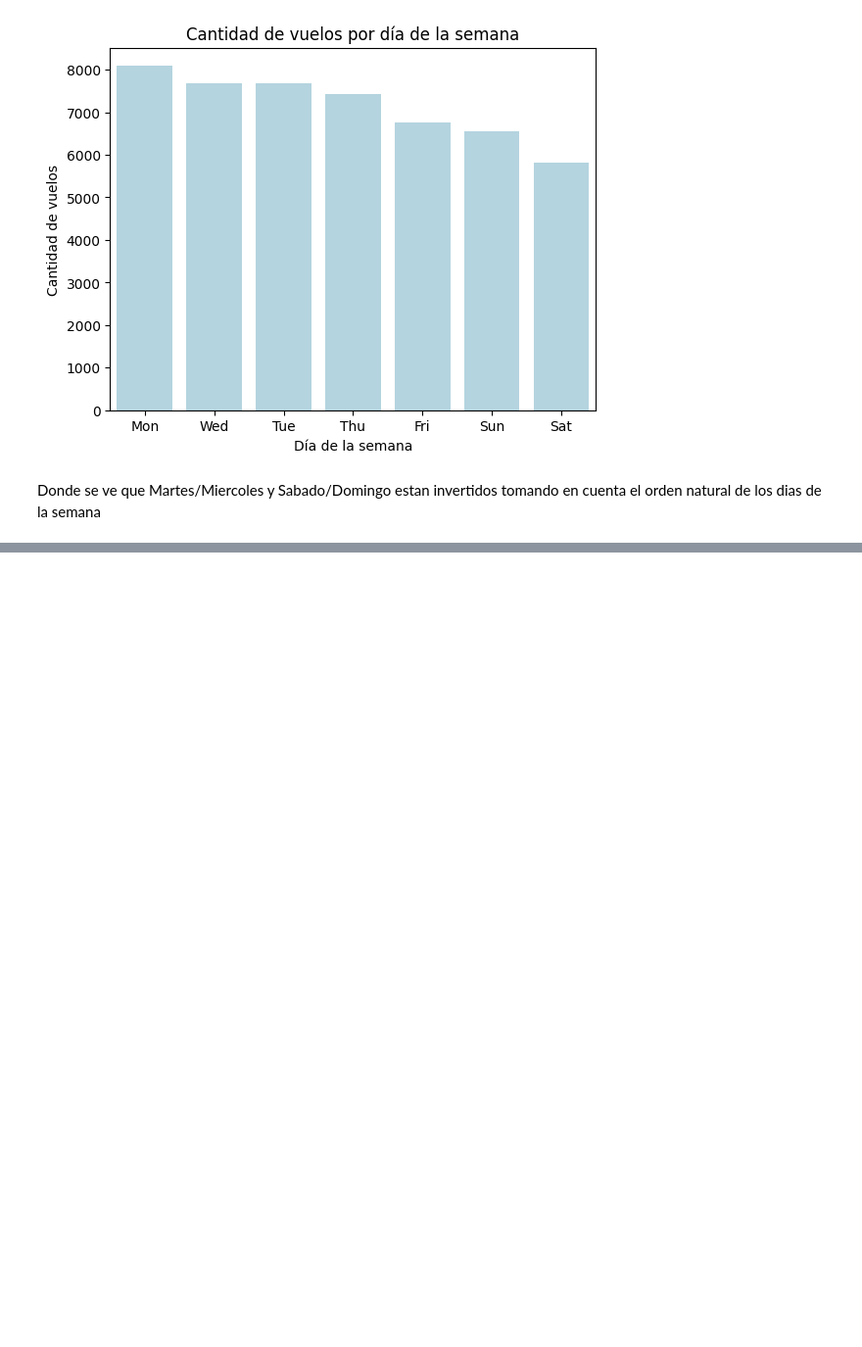
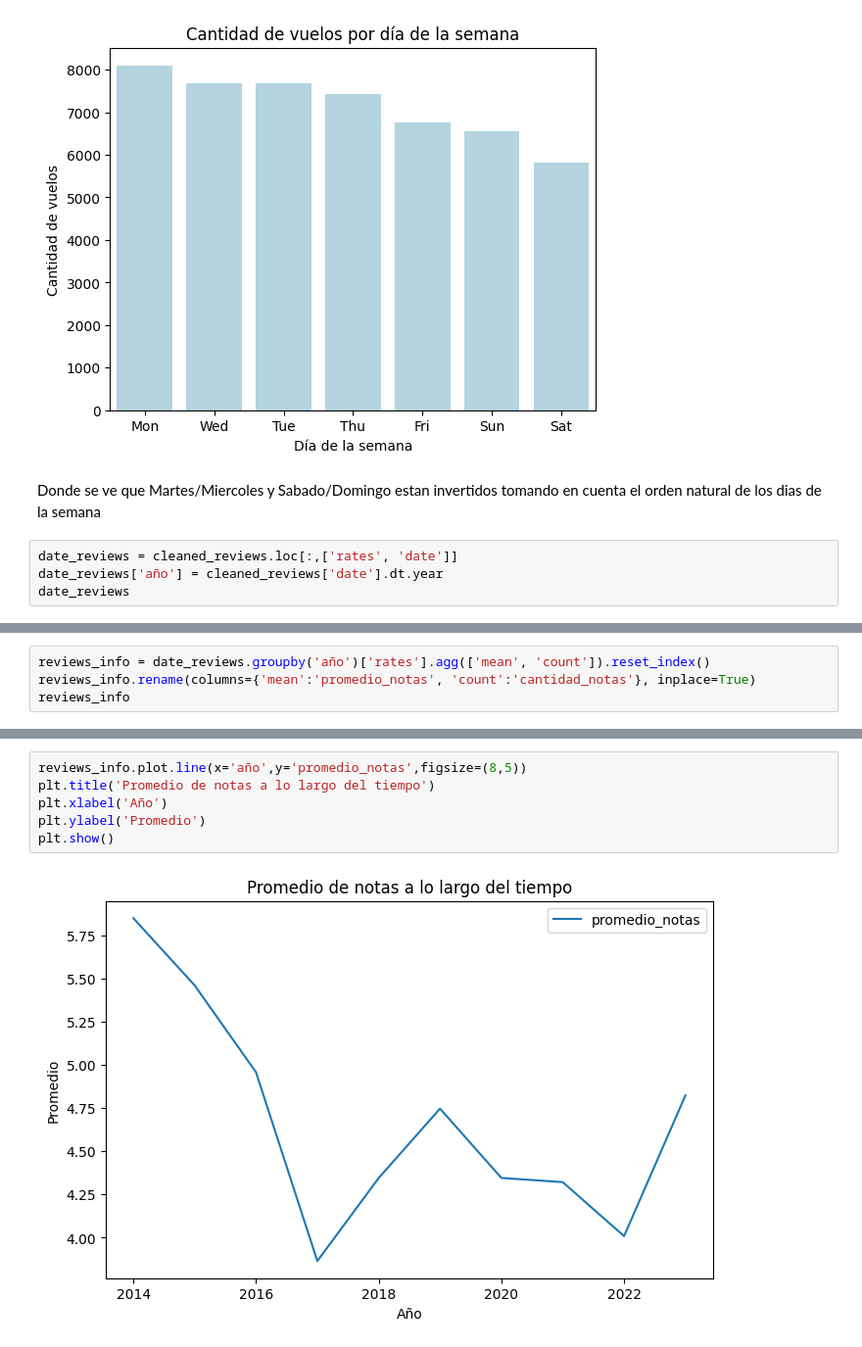
Before and after one commit to agalarza768/TP1-Orga_de_datos, a Jupyter notebook: TP_Orga.ipynb, the cells around one changed output, grey strips where cells are left out. Shown: that part at 98% size. Cells and saved outputs as stored; diff of their text form; blank space fills up the shorter version.

Commit message:
Agrego graficos de promedio y cantidad de reviews a lo largo de los años, y cantidad de pasajeros segun canal de venta

```diff
--- a/TP_Orga.ipynb
+++ b/TP_Orga.ipynb
@@ -229,3 +231,7 @@ plt.show()
 [figure]
 # %% [markdown]
 Donde se ve que Martes/Miercoles y Sabado/Domingo estan invertidos tomando en cuenta el orden natural de los dias de la semana
+# %%
+date_reviews = cleaned_reviews.loc[:,['rates', 'date']]
+date_reviews['año'] = cleaned_reviews['date'].dt.year
+date_reviews
@@ -231,0 +254,4 @@ Donde se ve que Martes/Miercoles y Sabado/Domingo estan invertidos tomando en cu
+# %%
+reviews_info = date_reviews.groupby('año')['rates'].agg(['mean', 'count']).reset_index()
+reviews_info.rename(columns={'mean':'promedio_notas', 'count':'cantidad_notas'}, inplace=True)
+reviews_info
@@ -231,0 +270,8 @@ Donde se ve que Martes/Miercoles y Sabado/Domingo estan invertidos tomando en cu
+# %%
+reviews_info.plot.line(x='año',y='promedio_notas',figsize=(8,5))
+plt.title('Promedio de notas a lo largo del tiempo')
+plt.xlabel('Año')
+plt.ylabel('Promedio')
+plt.show()
+# %% [output]
+[figure, added]
```
Also changed, not shown: parts of 8 cells of this notebook.
